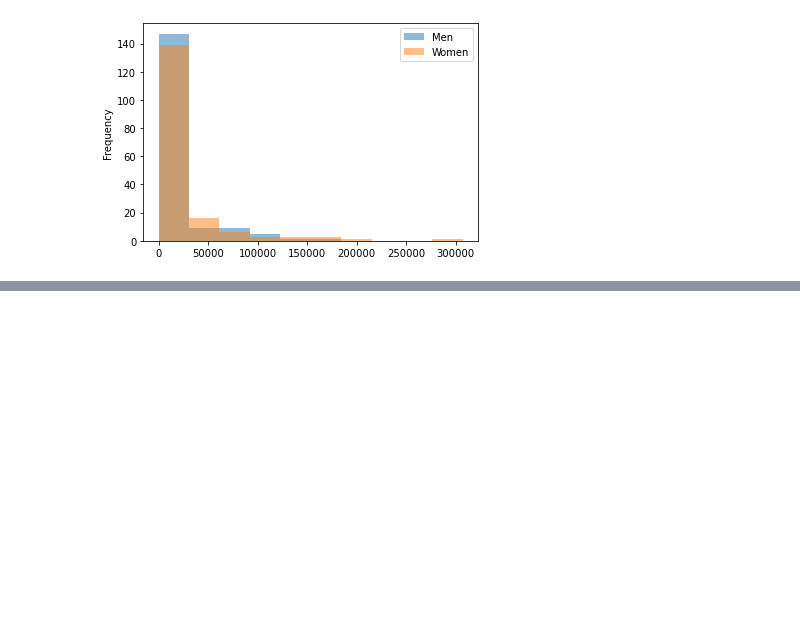
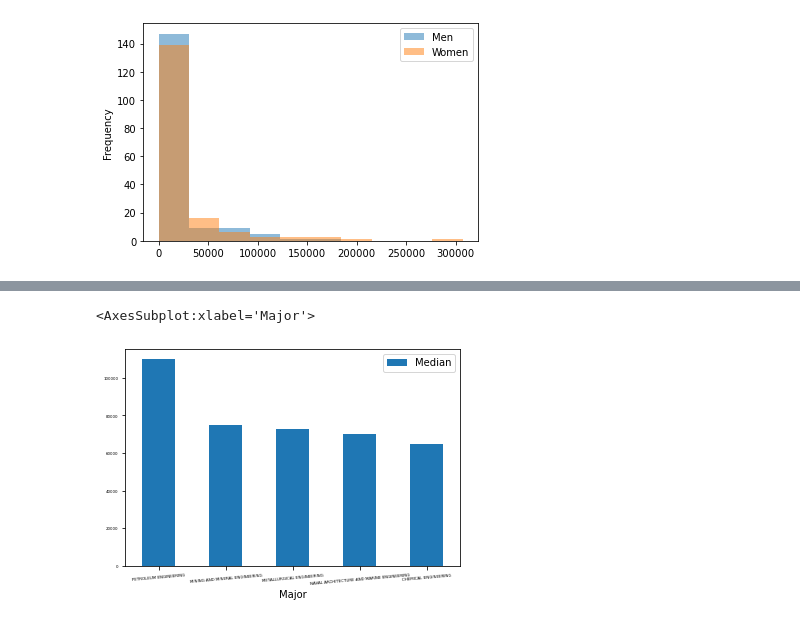
Before and after one commit to undecidedpie/python-practice, a Jupyter notebook: Pandas/collegemajor_exploratory.ipynb, the cells around one changed output, grey strips where cells are left out. Drawn from its saved outputs; the diff is of its cells as text; code cells hidden in the pictures; blank space fills up the shorter version.

```diff
--- a/Pandas/collegemajor_exploratory.ipynb
+++ b/Pandas/collegemajor_exploratory.ipynb
@@ -69,0 +104,6 @@ df[["Men", "Women"]].plot(kind = "hist", alpha = 0.5)
+# %%
+top_5 = df.sort_values(by="Median", ascending=False).head()
+top_5.plot(x="Major", y="Median", kind="bar", rot=5, fontsize=4)
+# %% [output]
+<AxesSubplot:xlabel='Major'>
+[figure, added]
```
Also changed, not shown: parts of 11 cells of this notebook, 22 other files.
